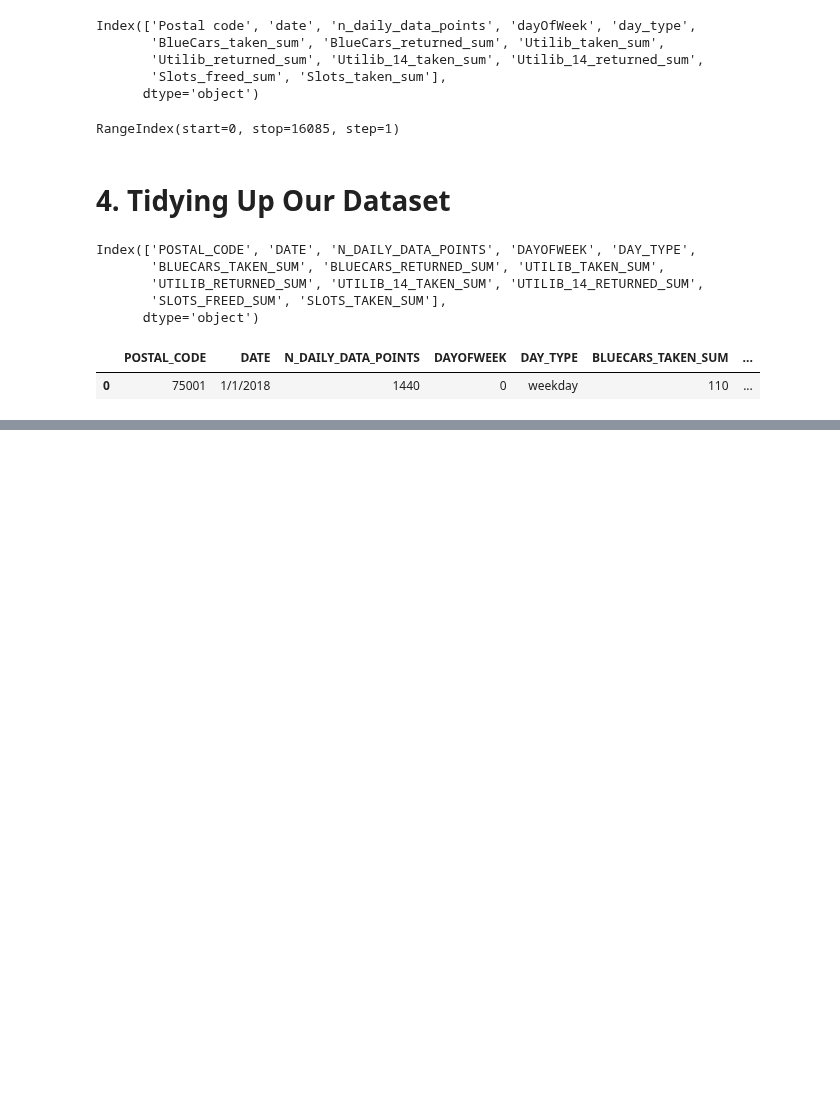
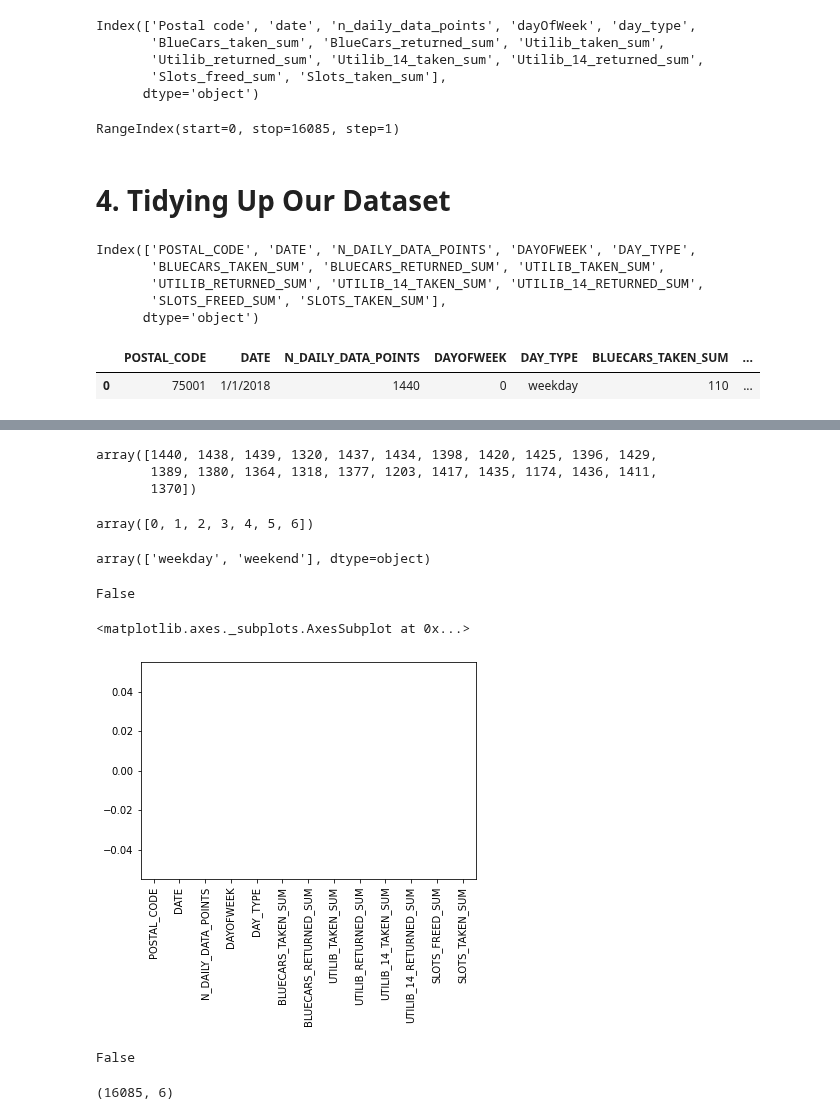
Before and after one commit to Obreintelly/Autolib-EDA, a Jupyter notebook: WEEK_4_HYPOTHESIS_TESTING_AUTOLIB_DATASET_27032021_CORE.ipynb, the cells around one changed output, grey strips where cells are left out. Drawn from its saved outputs; the diff is of its cells as text; code cells hidden in the pictures; blank space fills up the shorter version.

```diff
--- a/WEEK_4_HYPOTHESIS_TESTING_AUTOLIB_DATASET_27032021_CORE.ipynb
+++ b/WEEK_4_HYPOTHESIS_TESTING_AUTOLIB_DATASET_27032021_CORE.ipynb
@@ -106,0 +144,36 @@ df.head(1)
+# %%
+#Checking for any peculiar values in Number of Daily Data Points
+df['N_DAILY_DATA_POINTS'].unique()
+# %% [output]
+array([1440, 1438, 1439, 1320, 1437, 1434, 1398, 1420, 1425, 1396, 1429,
+       1389, 1380, 1364, 1318, 1377, 1203, 1417, 1435, 1174, 1436, 1411,
+       1370])
+# %%
+#Checking to ensure the codes for Day week match the dataset description
+df['DAYOFWEEK'].unique()
+# %% [output]
+array([0, 1, 2, 3, 4, 5, 6])
+# %%
+#Checking we have the correct Day Type
+df['DAY_TYPE'].unique()
+# %% [output]
+array(['weekday', 'weekend'], dtype=object)
+# %%
+#Ensuring Completeness in our dataset
+# Are their any missing values?
+df.isna().any().any()
+# %% [output]
+False
+# %%
+#No missing values in our dataset
+df.isna().sum().plot(kind='bar')
+# %% [output]
+<matplotlib.axes._subplots.AxesSubplot at 0x...>
+[figure, added]
+# %%
+#Ensuring Completeness in our dataset
+#Are there any duplicates?
+
+df.duplicated().any()
+# %% [output]
+False
@@ -106,0 +186,5 @@ df.head(1)
+# %%
+#Displaying our new dataset size
+df.shape
+# %% [output]
+(16085, 6)
```
Also changed, not shown: parts of 31 cells of this notebook.
